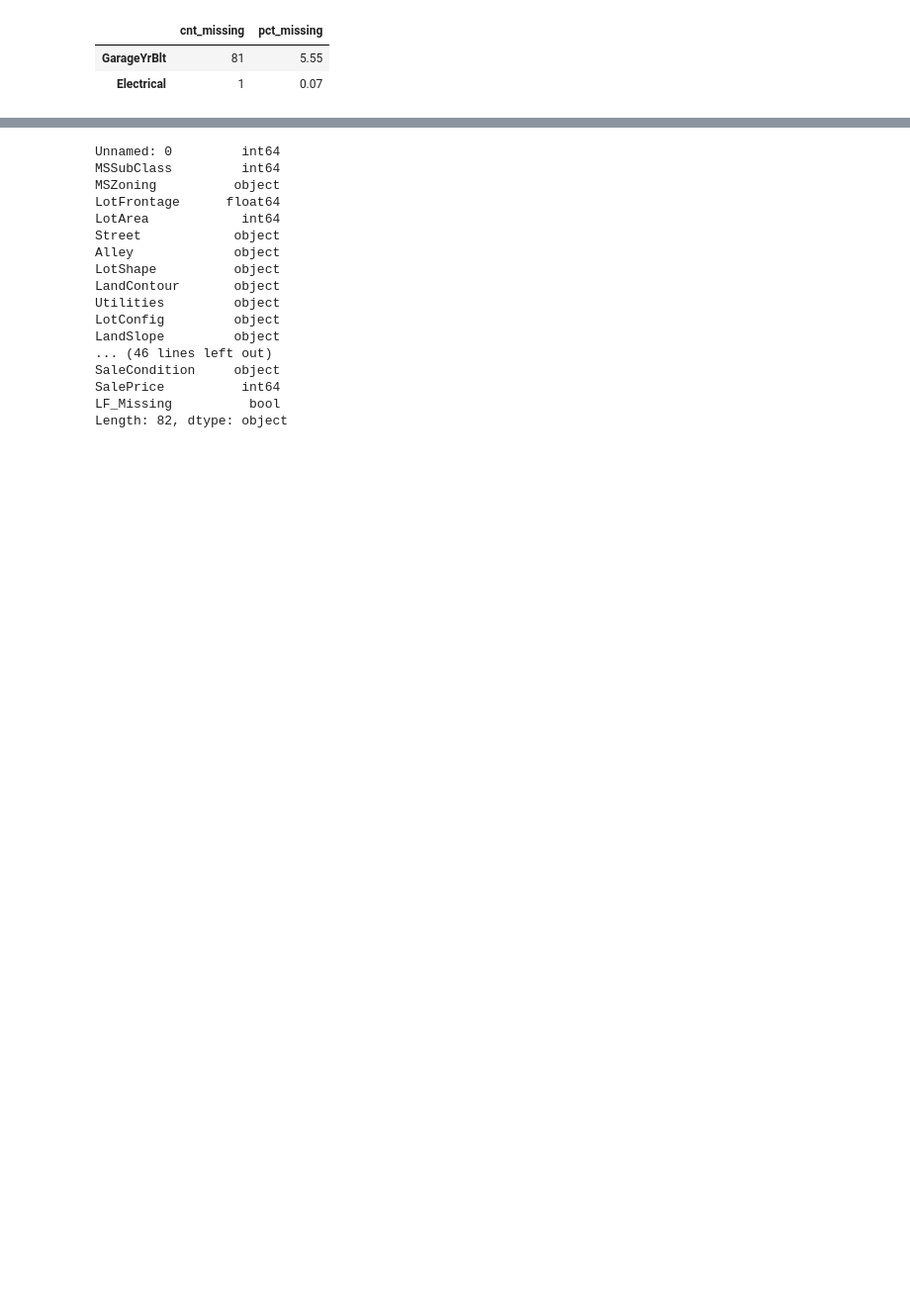
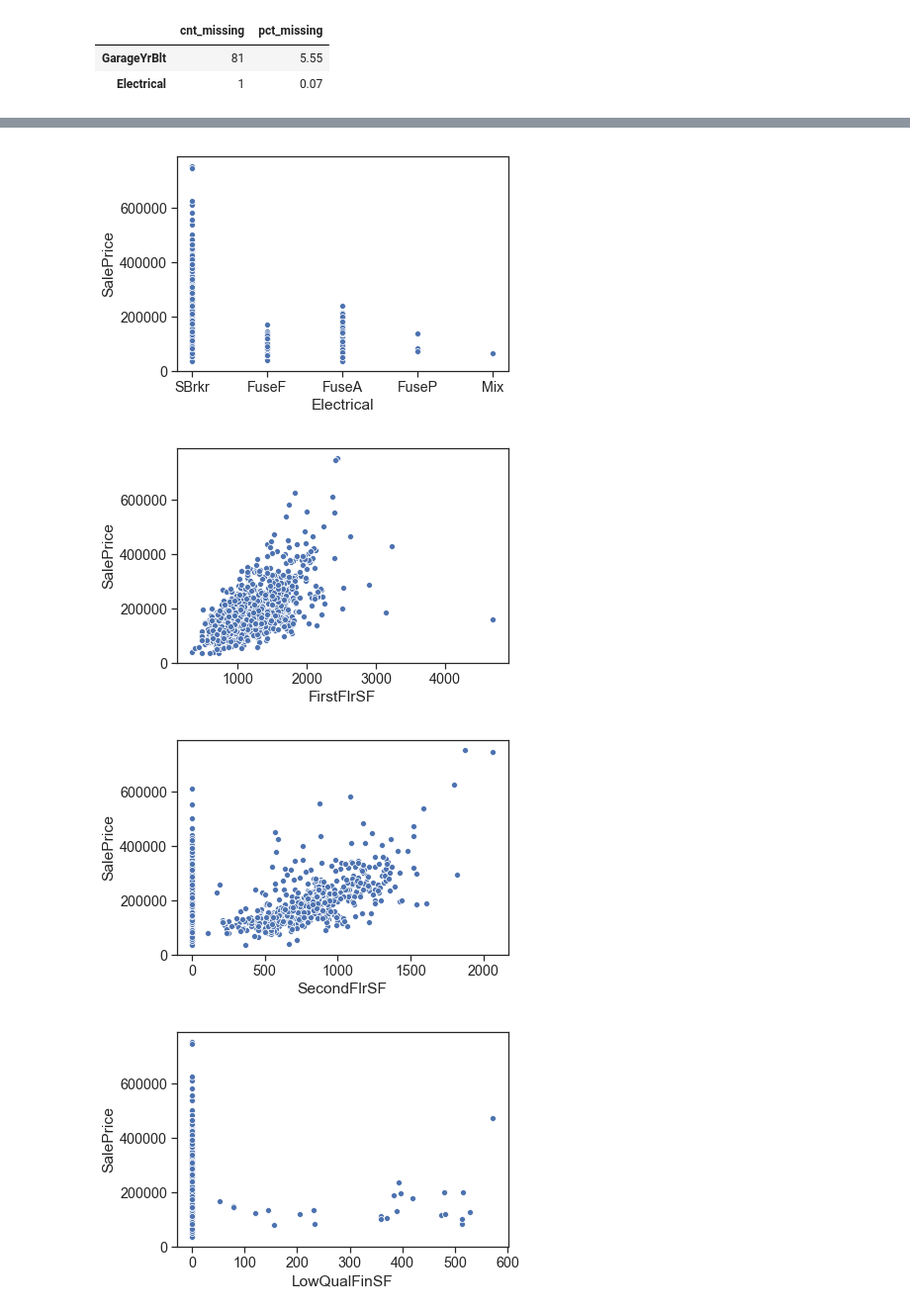
Before and after one commit to InterferencePattern/MST-housing-price-prediction, a Jupyter notebook: julielevine/jl_fit_models.ipynb, the cells around one changed output, grey strips where cells are left out. Shown at 99% size. Saved outputs shown, nothing was run; the diff lists cells and outputs as text; code cells hidden in the pictures; blank space fills up the shorter version.

```diff
--- a/julielevine/jl_fit_models.ipynb
+++ b/julielevine/jl_fit_models.ipynb
@@ -63,3 +63,6 @@ nulls.sort_values(by="pct_missing",ascending=False)
 |  | cnt_missing | pct_missing |
 | GarageYrBlt | 81 | 5.55 |
 | Electrical | 1 | 0.07 |
+# %%
+# Drop the row missing the electrical data
+houses = houses[houses.Electrical.isnull()==False]
@@ -65,0 +72,31 @@ nulls.sort_values(by="pct_missing",ascending=False)
+# %%
+# ExterQual
+exterqual = {"Po" : 1, "Fa": 2, 'TA':3, 'Gd':4, 'Ex':5}
+houses.ExterQual = houses.ExterQual.apply(lambda v: exterqual[v])
+# ExterCond
+extercond = {"Po" : 0, "Fa": 1, 'TA':2, 'Gd':3, 'Ex':4}
+houses.ExterCond = houses.ExterCond.apply(lambda v: extercond[v])
+# BsmtQual
+basmtqual = {"NA":0, "Po" : 1, "Fa": 2, 'TA':3, 'Gd':4, 'Ex':5}
+houses.BsmtQual = houses.BsmtQual.apply(lambda v: basmtqual[v])
+# BsmtCond
+basmtcond = {"NA":0, "Po" : 1, "Fa": 2, 'TA':3, 'Gd':4, 'Ex':5}
+houses.BsmtCond = houses.BsmtCond.apply(lambda v: basmtcond[v])
+# BsmtExposure
+basmtexposure = {"NA" : 0, "No": 1, 'Mn':2, 'Av':3, 'Gd': 4}
+houses.BsmtExposure = houses.BsmtExposure.apply(lambda v: basmtexposure[v])
+# BsmtFinType_1
+bsmtfintype = {"NA":0, "Unf" : 1, "LwQ": 2, 'Rec':3, 'BLQ':4, 'ALQ':5, "GLQ": 6}
+houses.BsmtFinType1 = houses.BsmtFinType1.apply(lambda v: bsmtfintype[v])
+# KitchenQual
+kitqual = {'Fa':0,'TA':1,'Gd':2, 'Ex':3}
+houses.KitchenQual = houses.KitchenQual.apply(lambda v: kitqual[v])
+# Functional
+functional = {'Typ':7, 'Min1':6, 'Min2':5, 'Mod':4, 'Maj1':3, 'Maj2':2, 'Sev':1, 'Sal':0}
+houses.Functional = houses.Functional.apply(lambda v: functional[v])
+# FireplaceQu
+fireplacequ = {'NA':0,'Po':1,'Fa':2,'TA':3,'Gd':4,'Ex':5}
+houses.FireplaceQu = houses.FireplaceQu.apply(lambda v: fireplacequ[v])
+# GarageFinish
+garagefinish = {'NA':0,'Unf':1,'RFn':2,'Fin':3}
+houses.GarageFinish = houses.GarageFinish.apply(lambda v: garagefinish[v])
@@ -66,21 +105,13 @@ nulls.sort_values(by="pct_missing",ascending=False)
 # %%
-# Look at data types
-houses.dtypes
+# Look at data cols 41-60
+my_cols = houses.iloc[:,41:61]
+saleprice = houses['SalePrice']
-# %% [output]
-Unnamed: 0         int64
-MSSubClass         int64
-MSZoning          object
-LotFrontage      float64
-LotArea            int64
-Street            object
-Alley             object
-LotShape          object
-LandContour       object
-Utilities         object
-LotConfig         object
-LandSlope         object
-... (46 lines left out)
-SaleCondition     object
-SalePrice          int64
-LF_Missing          bool
-Length: 82, dtype: object
+# %%
+for i in range(0,my_cols.shape[1]):
+    plt.figure(i)
+    sns.scatterplot(x = my_cols.iloc[:,i], y = saleprice)
+# %% [output]
+[figure, added]
+[figure, added]
+[figure, added]
+[figure, added]
```
Also changed, not shown: parts of 25 cells of this notebook, 1 other file.
